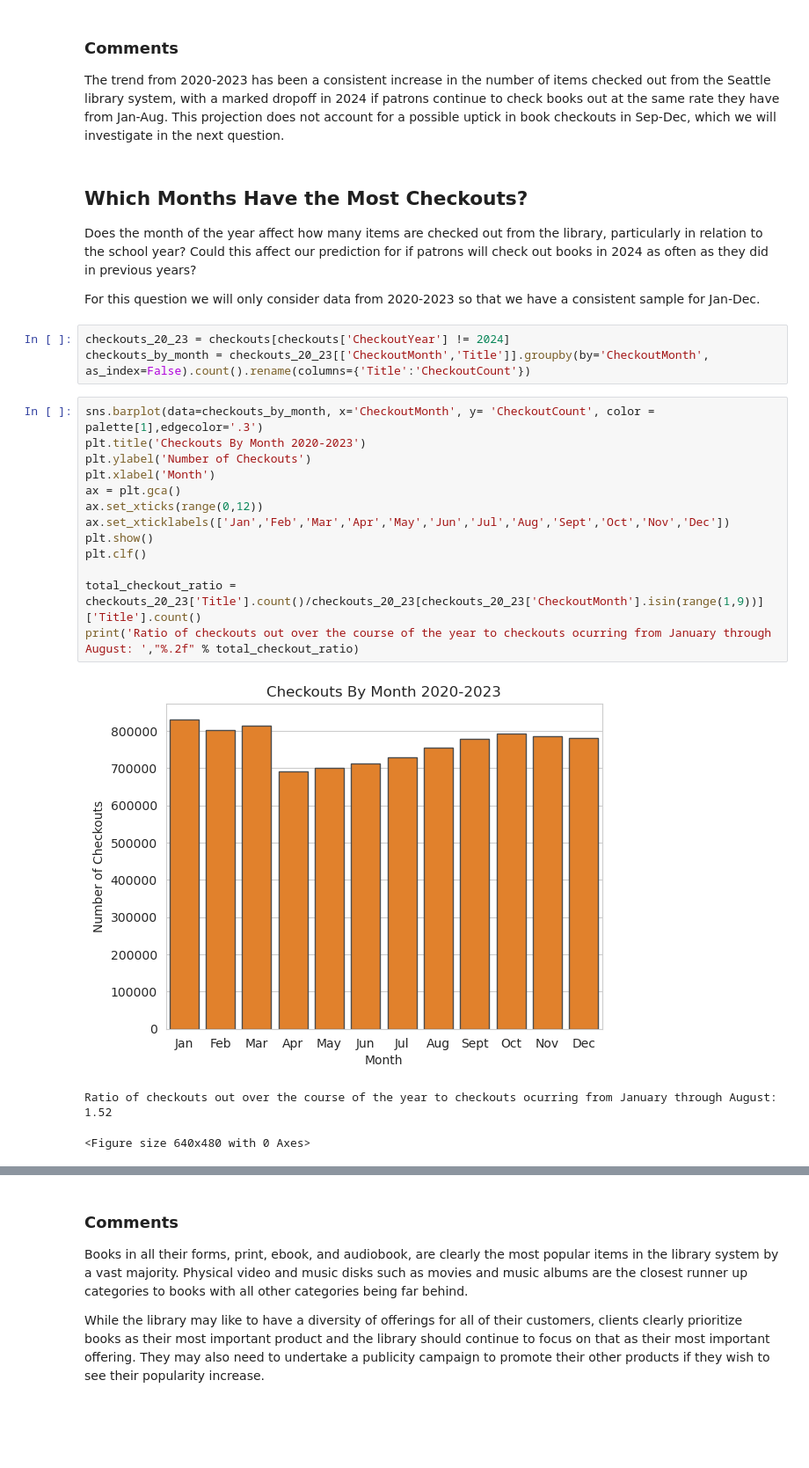
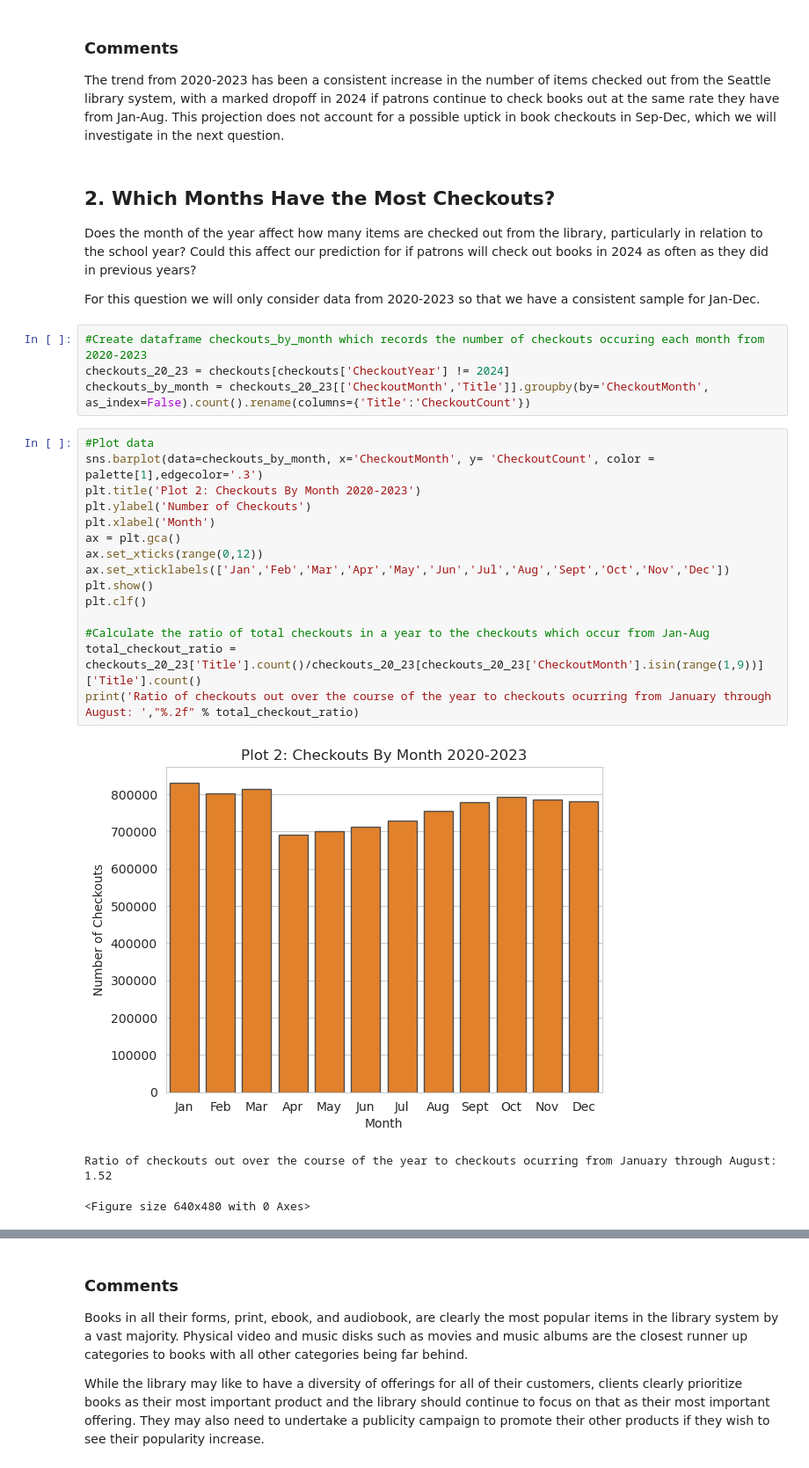
Before and after one commit to grace-blip/Seattle-Library-Project, a Jupyter notebook: Seattle_Library_Analysis.ipynb, the cells around one changed output, grey strips where cells are left out. Shown at 88% size. Drawn from its saved outputs; the diff is of its cells as text; blank space fills up the shorter version.

```diff
--- a/Seattle_Library_Analysis.ipynb
+++ b/Seattle_Library_Analysis.ipynb
@@ -72,29 +80,32 @@ plt.clf()
 
 The trend from 2020-2023 has been a consistent increase in the number of items checked out from the Seattle library system, with a marked dropoff in 2024 if patrons continue to check books out at the same rate they have from Jan-Aug. This projection does not account for a possible uptick in book checkouts in Sep-Dec, which we will investigate in the next question.
 # %% [markdown]
-## Which Months Have the Most Checkouts?
+## 2. Which Months Have the Most Checkouts?
 
 Does the month of the year affect how many items are checked out from the library, particularly in relation to the school year? Could this affect our prediction for if patrons will check out books in 2024 as often as they did in previous years?
 
 For this question we will only consider data from 2020-2023 so that we have a consistent sample for Jan-Dec.
 # %%
+#Create dataframe checkouts_by_month which records the number of checkouts occuring each month from 2020-2023
 checkouts_20_23 = checkouts[checkouts['CheckoutYear'] != 2024]
 checkouts_by_month = checkouts_20_23[['CheckoutMonth','Title']].groupby(by='CheckoutMonth', as_index=False).count().rename(columns={'Title':'CheckoutCount'})
 # %%
+#Plot data
 sns.barplot(data=checkouts_by_month, x='CheckoutMonth', y= 'CheckoutCount', color = palette[1],edgecolor='.3')
-plt.title('Checkouts By Month 2020-2023')
+plt.title('Plot 2: Checkouts By Month 2020-2023')
 plt.ylabel('Number of Checkouts')
 plt.xlabel('Month')
 ax = plt.gca()
 ax.set_xticks(range(0,12))
 ax.set_xticklabels(['Jan','Feb','Mar','Apr','May','Jun','Jul','Aug','Sept','Oct','Nov','Dec'])
 plt.show()
 plt.clf()
 
+#Calculate the ratio of total checkouts in a year to the checkouts which occur from Jan-Aug
 total_checkout_ratio = checkouts_20_23['Title'].count()/checkouts_20_23[checkouts_20_23['CheckoutMonth'].isin(range(1,9))]['Title'].count()
 print('Ratio of checkouts out over the course of the year to checkouts ocurring from January through August: ',"%.2f" % total_checkout_ratio)
 # %% [output]
-[figure, old version]
+[figure, new version]
 Ratio of checkouts out over the course of the year to checkouts ocurring from January through August:  1.52
 <Figure size 640x480 with 0 Axes>
 # %% [markdown]
```
Also changed, not shown: parts of 24 cells of this notebook.
